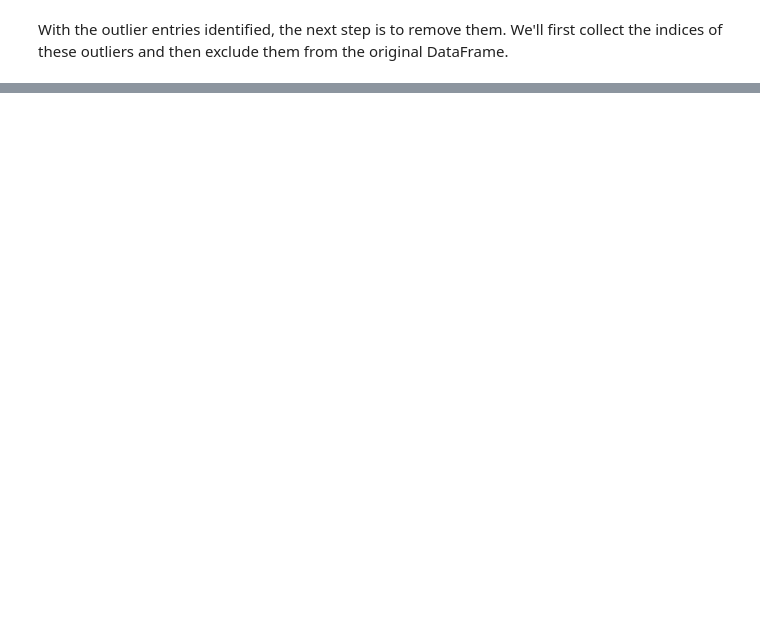
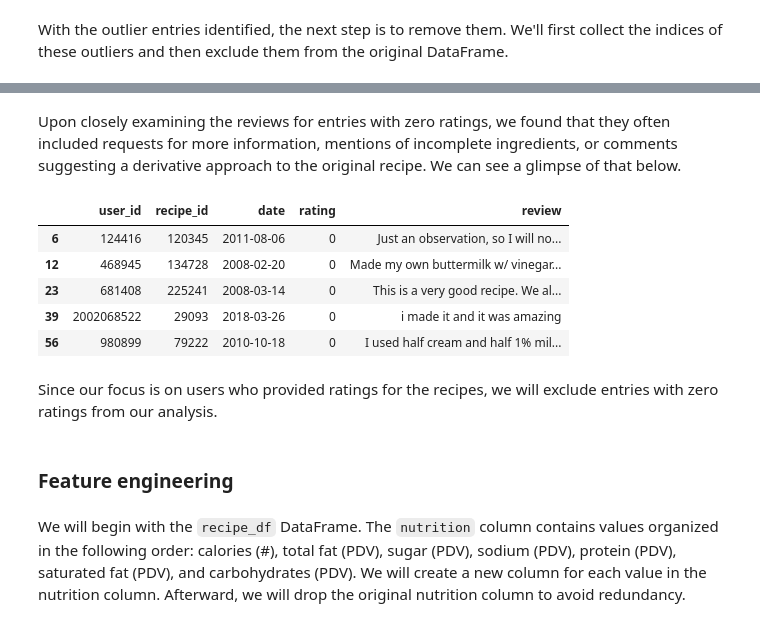
Before and after one commit to dahlp94/Recipe-Recommender-System, a Jupyter notebook: notebooks/data-preprocessing.ipynb, the cells around one changed output, grey strips where cells are left out. Cells and saved outputs as stored; diff of their text form; code cells hidden in the pictures; blank space fills up the shorter version.

```diff
--- a/notebooks/data-preprocessing.ipynb
+++ b/notebooks/data-preprocessing.ipynb
@@ -292,0 +367,13 @@ recipe_df.drop(index=combined_indices, inplace=True)
+# %% [markdown]
+Upon closely examining the reviews for entries with zero ratings, we found that they often included requests for more information, mentions of incomplete ingredients, or comments suggesting a derivative approach to the original recipe. We can see a glimpse of that below.
+# %%
+users_df[users_df["rating"] == 0].head()
+# %% [output]
+|  | user_id | recipe_id | date | rating | review |
+| 6 | 124416 | 120345 | 2011-08-06 | 0 | Just an observation, so I will no... |
+| 12 | 468945 | 134728 | 2008-02-20 | 0 | Made my own buttermilk w/ vinegar... |
+| 23 | 681408 | 225241 | 2008-03-14 | 0 | This is a very good recipe. We al... |
+| 39 | 2002068522 | 29093 | 2018-03-26 | 0 | i made it and it was amazing |
+| 56 | 980899 | 79222 | 2010-10-18 | 0 | I used half cream and half 1% mil... |
+# %% [markdown]
+Since our focus is on users who provided ratings for the recipes, we will exclude entries with zero ratings from our analysis.
@@ -292,0 +383,4 @@ recipe_df.drop(index=combined_indices, inplace=True)
+# %% [markdown]
+### Feature engineering
+# %% [markdown]
+We will begin with the `recipe_df` DataFrame. The `nutrition` column contains values organized in the following order: calories (#), total fat (PDV), sugar (PDV), sodium (PDV), protein (PDV), saturated fat (PDV), and carbohydrates (PDV). We will create a new column for each value in the nutrition column. Afterward, we will drop the original nutrition column to avoid redundancy.
```
Also changed, not shown: parts of 42 cells of this notebook.
